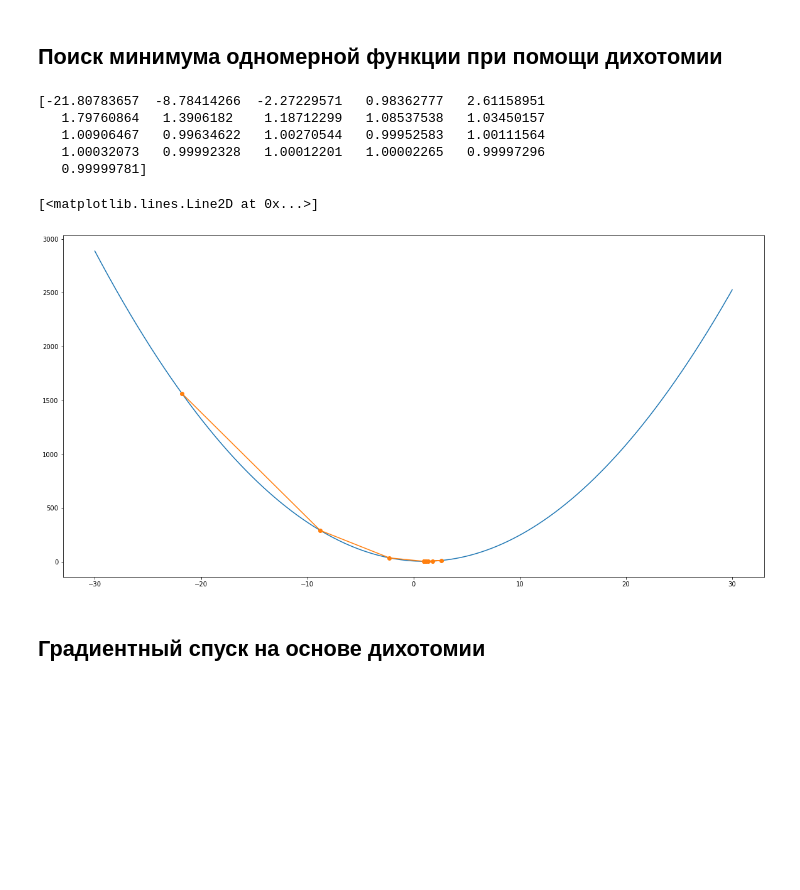
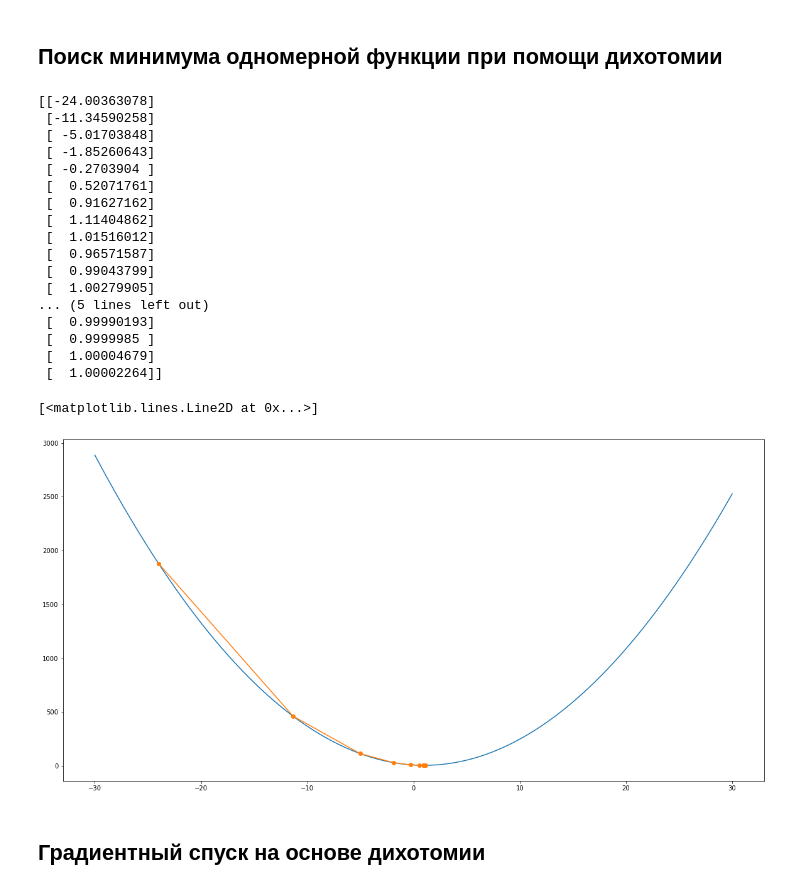
Before and after one commit to enotvtapke/MetOptLab1, a Jupyter notebook: gradient_descent.ipynb, the cells around one changed output. Saved outputs shown, nothing was run; the diff lists cells and outputs as text; code cells hidden in the pictures; blank space fills up the shorter version.

```diff
--- a/gradient_descent.ipynb
+++ b/gradient_descent.ipynb
@@ -107,27 +107,38 @@ plt.contour(X, Y, f(X, Y), levels=sorted([f(p[0], p[1]) for p in points]))
 # %%
 import optimization as opt
 
 def f(x):
     return 3 * (x[0] - 1) ** 2 + 5
 
-epoch = 20
 x = [-100]
 
 bounds = opt.find_unimodal_interval(f, x)
-points = opt.dichotomy(f, bounds, max_iter=epoch, log=True)
+points = opt.dichotomy(f, bounds, lambda iter, point: iter >= 20, log=True)
 
 print(points)
 t = np.linspace(-30, 30, 1000)
 plt.plot(t, f([t]))
 plt.plot(points, f([points]) , 'o-')
 # %% [output]
-[-21.80783657  -8.78414266  -2.27229571   0.98362777   2.61158951
-   1.79760864   1.3906182    1.18712299   1.08537538   1.03450157
-   1.00906467   0.99634622   1.00270544   0.99952583   1.00111564
-   1.00032073   0.99992328   1.00012201   1.00002265   0.99997296
-   0.99999781]
+[[-24.00363078]
+ [-11.34590258]
+ [ -5.01703848]
+ [ -1.85260643]
+ [ -0.2703904 ]
+ [  0.52071761]
+ [  0.91627162]
+ [  1.11404862]
+ [  1.01516012]
+ [  0.96571587]
+ [  0.99043799]
+ [  1.00279905]
+... (5 lines left out)
+ [  0.99990193]
+ [  0.9999985 ]
+ [  1.00004679]
+ [  1.00002264]]
 [<matplotlib.lines.Line2D at 0x...>]
-[figure, old version]
+[figure, new version]
 # %% [markdown]
 ## Градиентный спуск на основе дихотомии
 # %%
```
Also changed, not shown: parts of 7 cells of this notebook, 3 other files.
